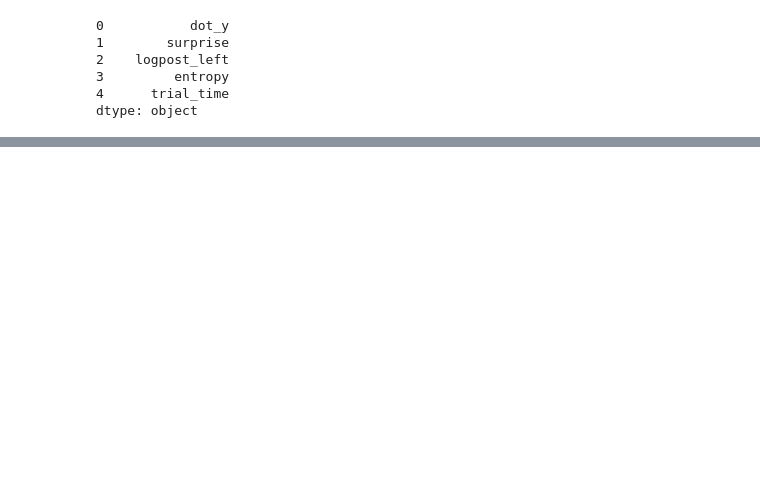
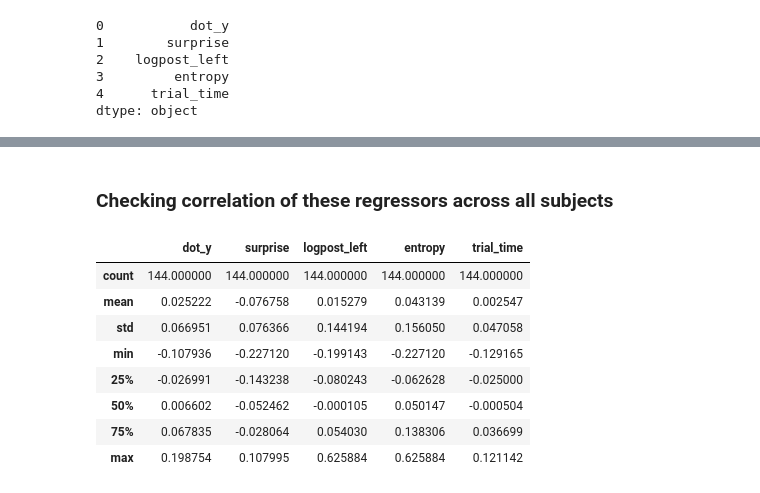
Before and after one commit to sbitzer/BeeMEG, a Jupyter notebook: regressor_correlations.ipynb, the cells around one changed output, grey strips where cells are left out. Cells and saved outputs as stored; diff of their text form; code cells hidden in the pictures; blank space fills up the shorter version.

```diff
--- a/meeting_with_Stefan_20170201.ipynb
+++ b/regressor_correlations.ipynb
@@ -87,0 +71,20 @@ ax.plot([np.sum(T_obs[clus]) for clus in clusters], np.zeros(len(clusters)), '*r
+# %% [markdown]
+### Checking correlation of these regressors across all subjects
+# %%
+doti = 5
+DM_all = subject_DM.get_ithdot_DM(doti,
+        ['dot_y', 'surprise', 'logpost_left', 'entropy', 'trial_time'])
+corrs = pd.concat([DM_all.loc[sub].corr() for sub in DM_all.index.levels[0]],
+                  keys=DM_all.index.levels[0], names=['subject', 'regressor'])
+corrs[corrs==1.] = np.nan
+corrs.describe()
+# %% [output]
+|  | dot_y | surprise | logpost_left | entropy | trial_time |
+| count | 144.000000 | 144.000000 | 144.000000 | 144.000000 | 144.000000 |
+| mean | 0.025222 | -0.076758 | 0.015279 | 0.043139 | 0.002547 |
+| std | 0.066951 | 0.076366 | 0.144194 | 0.156050 | 0.047058 |
+| min | -0.107936 | -0.227120 | -0.199143 | -0.227120 | -0.129165 |
+| 25% | -0.026991 | -0.143238 | -0.080243 | -0.062628 | -0.025000 |
+| 50% | 0.006602 | -0.052462 | -0.000105 | 0.050147 | -0.000504 |
+| 75% | 0.067835 | -0.028064 | 0.054030 | 0.138306 | 0.036699 |
+| max | 0.198754 | 0.107995 | 0.625884 | 0.625884 | 0.121142 |
```
Also changed, not shown: parts of 7 cells of this notebook.
